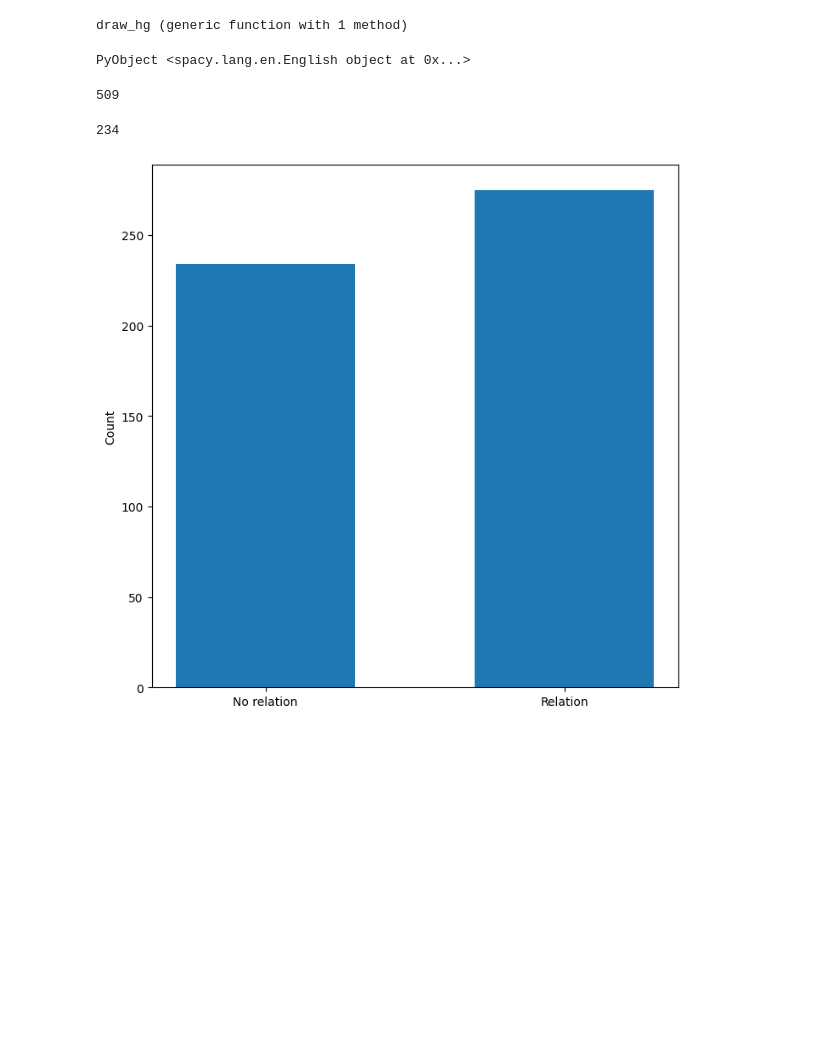
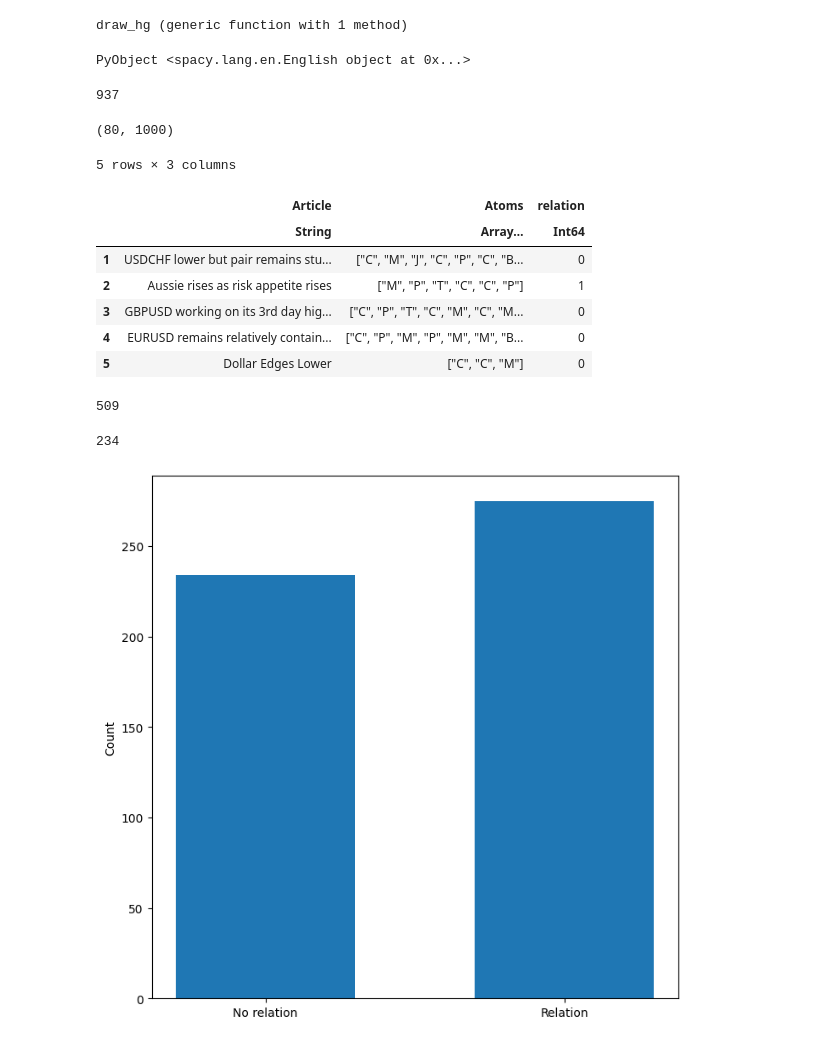
Before and after one commit to fmordarski/semantic_hypergraphs_nlp, a Jupyter notebook: second_stage.ipynb, the cells around one changed output. Drawn from its saved outputs; the diff is of its cells as text; code cells hidden in the pictures; blank space fills up the shorter version.

```diff
--- a/second_stage.ipynb
+++ b/second_stage.ipynb
@@ -14,10 +14,29 @@ nlp = spacy.load("en_core_web_lg")
 PyObject <spacy.lang.en.English object at 0x...>
 # %%
 data = DataFrame(CSV.File("data/articles_modified_short.csv"));
+# %%
+nrow(data)
+# %% [output]
+937
 # %%
 df = convert_df(data[:, 1], uniques, rf);
+# %%
+ENV["LINES"], ENV["COLUMNS"] = 80, 1000
+# %% [output]
+(80, 1000)
 # %%
 data = innerjoin(df, data, on =:Article);
+# %%
+first(data, 5)
+# %% [output]
+5 rows × 3 columns
+|  | Article | Atoms | relation |
+|  | String | Array… | Int64 |
+| 1 | USDCHF lower but pair remains stu... | ["C", "M", "J", "C", "P", "C", "B... | 0 |
+| 2 | Aussie rises as risk appetite rises | ["M", "P", "T", "C", "C", "P"] | 1 |
+| 3 | GBPUSD working on its 3rd day hig... | ["C", "P", "T", "C", "M", "C", "M... | 0 |
+| 4 | EURUSD remains relatively contain... | ["C", "P", "M", "P", "M", "M", "B... | 0 |
+| 5 | Dollar Edges Lower | ["C", "C", "M"] | 0 |
 # %%
 nrow(data)
 # %% [output]
```
Also changed, not shown: parts of 1 cell of this notebook.
